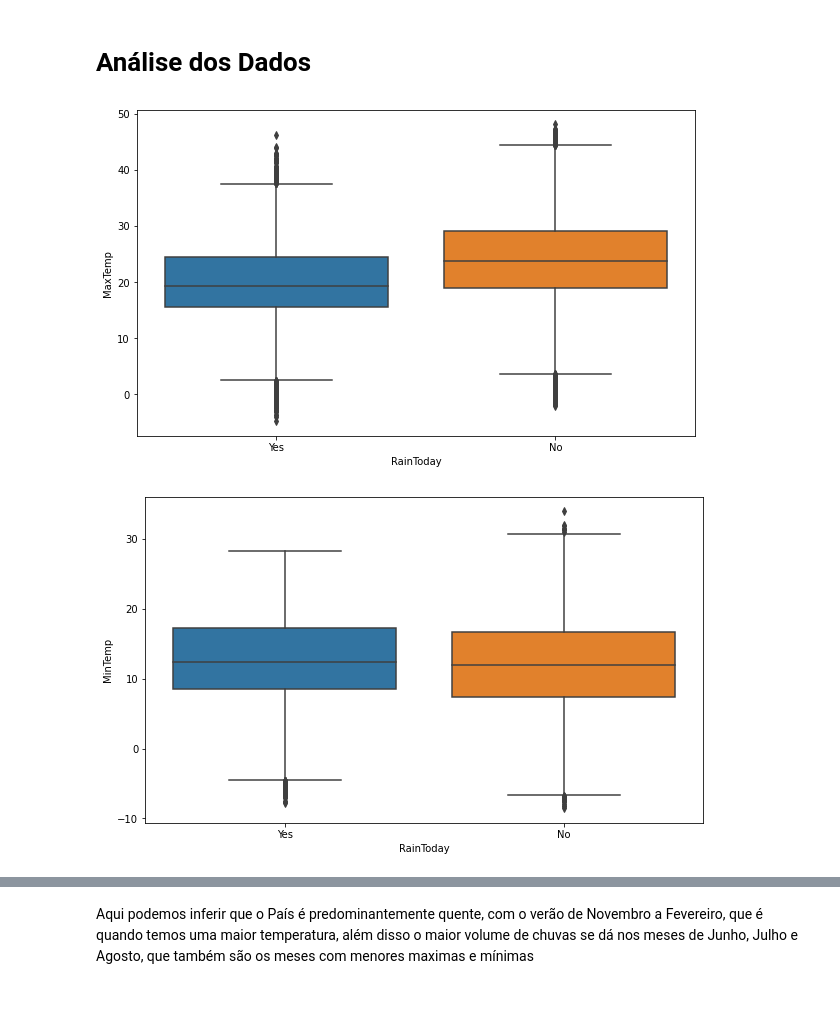
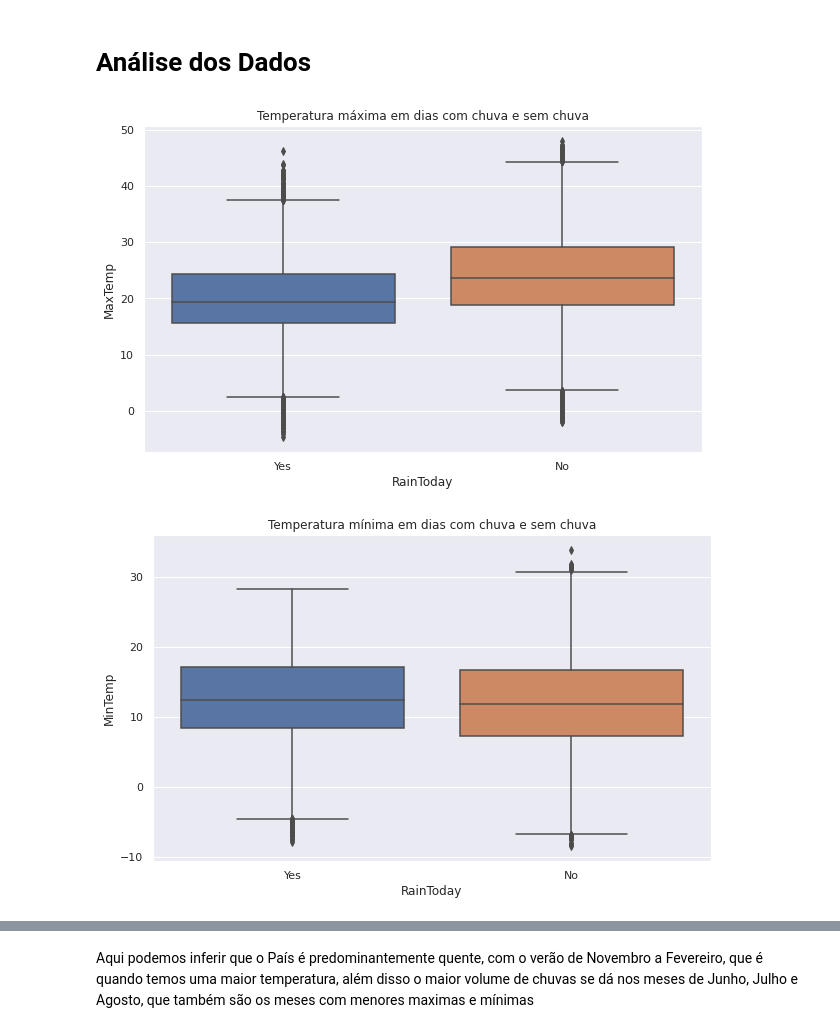
Before and after one commit to AlvaroAt19/Homi_dos_dados, a Jupyter notebook: weatherAUS/weatherAUS.ipynb, the cells around one changed output, grey strips where cells are left out. Cells and saved outputs as stored; diff of their text form; code cells hidden in the pictures; blank space fills up the shorter version.

```diff
--- a/weatherAUS/weatherAUS.ipynb
+++ b/weatherAUS/weatherAUS.ipynb
@@ -11,3 +11,5 @@ from sklearn.metrics import classification_report, confusion_matrix
+# %%
+sns.set()
 # %% [markdown]
 # Importando e entendendo os dados
 # %%
@@ -80,14 +82,16 @@ Após a remoção e tratamento de dados vamos para a visualização
 # Análise dos Dados
 # %%
 plt.figure(figsize=(10,6))
+plt.title('Temperatura máxima em dias com chuva e sem chuva')
 sns.boxplot(x='RainToday', y='MaxTemp', data=file);
 # %% [output]
-[figure, old version]
+[figure, new version]
 # %%
 plt.figure(figsize=(10,6))
+plt.title('Temperatura mínima em dias com chuva e sem chuva')
 sns.boxplot(x='RainToday', y='MinTemp', data=file);
 # %% [output]
-[figure, old version]
+[figure, new version]
 # %%
 file['Month'] = pd.DatetimeIndex(file['Date']).month
 file['Year'] = pd.DatetimeIndex(file['Date']).year
```
Also changed, not shown: parts of 26 cells of this notebook.
